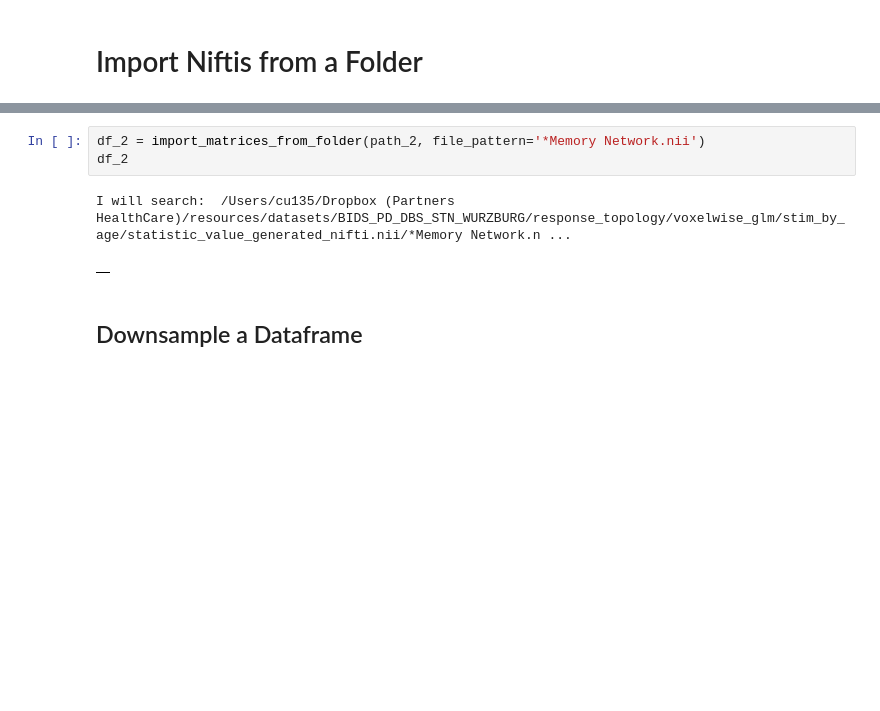
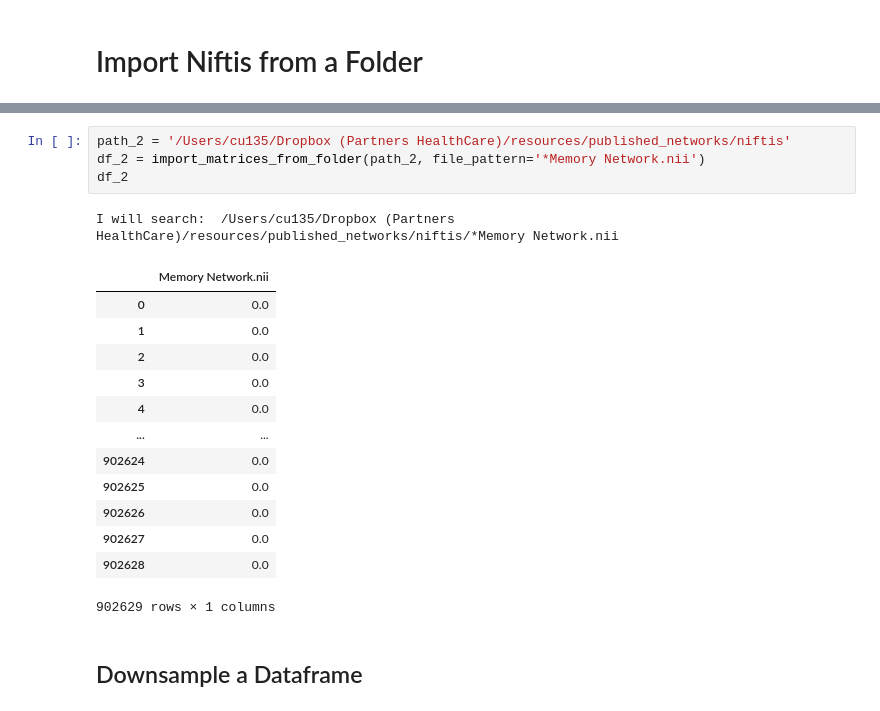
Before and after one commit to Calvinwhow/Research, a Jupyter notebook: nimlab/calvin_utils/notebooks/neuroimaging_notebooks/generic_matrix_manipulations_v1.ipynb, the cells around one changed output, grey strips where cells are left out. Cells and saved outputs as stored; diff of their text form; blank space fills up the shorter version.

```diff
--- a/nimlab/calvin_utils/notebooks/neuroimaging_notebooks/generic_matrix_manipulations_v1.ipynb
+++ b/nimlab/calvin_utils/notebooks/neuroimaging_notebooks/generic_matrix_manipulations_v1.ipynb
@@ -115,10 +92,23 @@ I will search:  /Users/cu135/Dropbox (Partners HealthCare)/resources/mni_spaces/
 902629 rows × 1 columns
 # %%
+path_2 = '/Users/cu135/Dropbox (Partners HealthCare)/resources/published_networks/niftis'
 df_2 = import_matrices_from_folder(path_2, file_pattern='*Memory Network.nii')
 df_2
 # %% [output]
-I will search:  /Users/cu135/Dropbox (Partners HealthCare)/resources/datasets/BIDS_PD_DBS_STN_WURZBURG/response_topology/voxelwise_glm/stim_by_age/statistic_value_generated_nifti.nii/*Memory Network.n ...
+I will search:  /Users/cu135/Dropbox (Partners HealthCare)/resources/published_networks/niftis/*Memory Network.nii
-|  |
+|  | Memory Network.nii |
+| 0 | 0.0 |
+| 1 | 0.0 |
+| 2 | 0.0 |
+| 3 | 0.0 |
+| 4 | 0.0 |
+| ... | ... |
+| 902624 | 0.0 |
+| 902625 | 0.0 |
+| 902626 | 0.0 |
+| 902627 | 0.0 |
+| 902628 | 0.0 |
+902629 rows × 1 columns
 # %% [markdown]
 ## Downsample a Dataframe
 # %%
```
Also changed, not shown: parts of 20 cells of this notebook, 4 other files.
